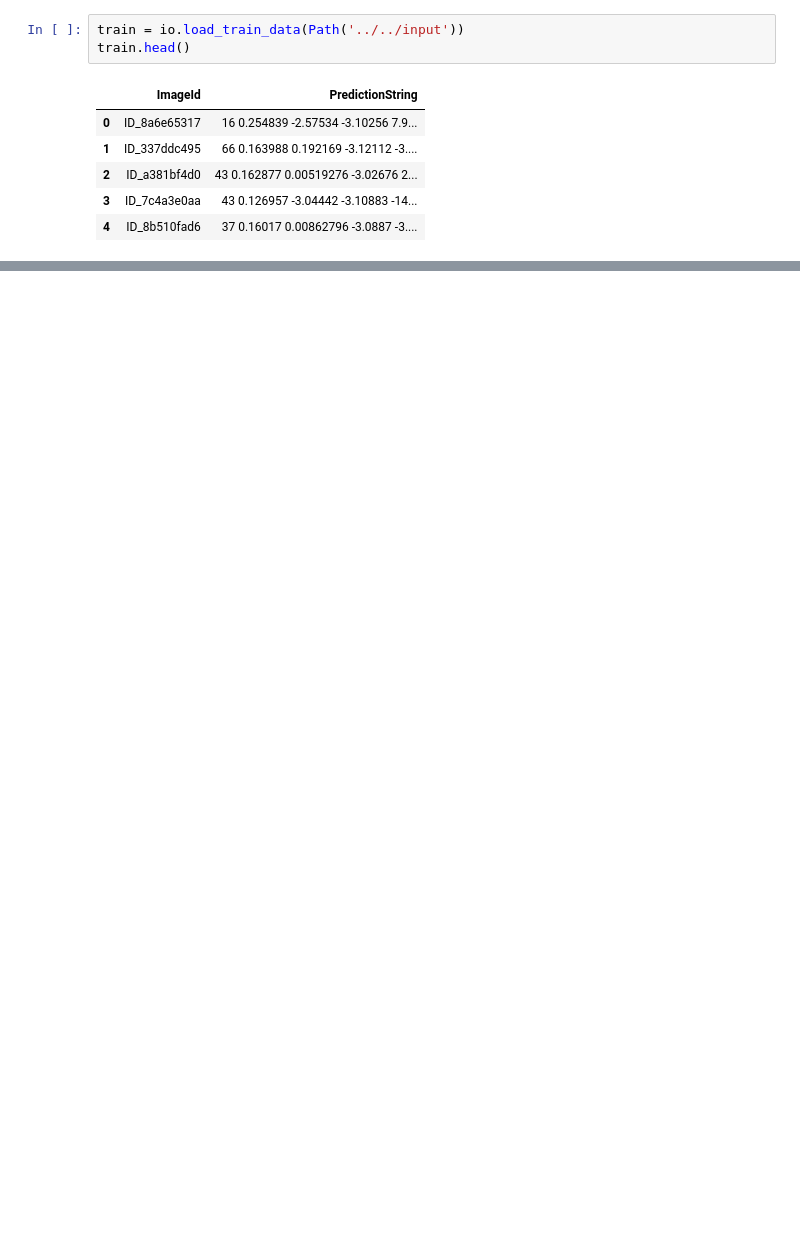
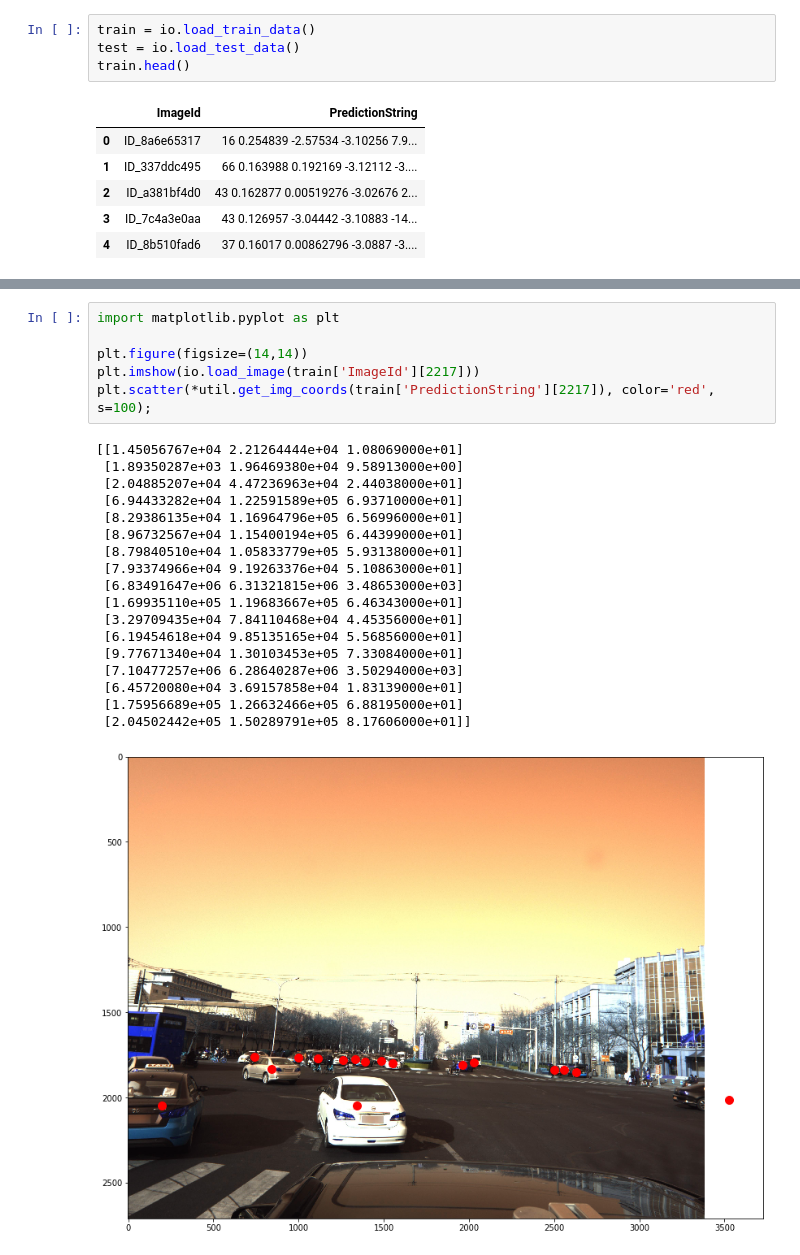
Before and after one commit to ar90n/pku-autonomous-driving, a Jupyter notebook: main.ipynb, the cells around one changed output, grey strips where cells are left out. Saved outputs shown, nothing was run; the diff lists cells and outputs as text; blank space fills up the shorter version.

```diff
--- a/main.ipynb
+++ b/main.ipynb
@@ -4,5 +4,6 @@ from pku_autonomous_driving import io
 # %%
-train = io.load_train_data(Path('../../input'))
+train = io.load_train_data()
+test = io.load_test_data()
 train.head()
 # %% [output]
 |  | ImageId | PredictionString |
@@ -17,0 +26,25 @@ train.head()
+# %%
+import matplotlib.pyplot as plt
+
+plt.figure(figsize=(14,14))
+plt.imshow(io.load_image(train['ImageId'][2217]))
+plt.scatter(*util.get_img_coords(train['PredictionString'][2217]), color='red', s=100);
+# %% [output]
+[[1.45056767e+04 2.21264444e+04 1.08069000e+01]
+ [1.89350287e+03 1.96469380e+04 9.58913000e+00]
+ [2.04885207e+04 4.47236963e+04 2.44038000e+01]
+ [6.94433282e+04 1.22591589e+05 6.93710000e+01]
+ [8.29386135e+04 1.16964796e+05 6.56996000e+01]
+ [8.96732567e+04 1.15400194e+05 6.44399000e+01]
+ [8.79840510e+04 1.05833779e+05 5.93138000e+01]
+ [7.93374966e+04 9.19263376e+04 5.10863000e+01]
+ [6.83491647e+06 6.31321815e+06 3.48653000e+03]
+ [1.69935110e+05 1.19683667e+05 6.46343000e+01]
+ [3.29709435e+04 7.84110468e+04 4.45356000e+01]
+ [6.19454618e+04 9.85135165e+04 5.56856000e+01]
+ [9.77671340e+04 1.30103453e+05 7.33084000e+01]
+ [7.10477257e+06 6.28640287e+06 3.50294000e+03]
+ [6.45720080e+04 3.69157858e+04 1.83139000e+01]
+ [1.75956689e+05 1.26632466e+05 6.88195000e+01]
+ [2.04502442e+05 1.50289791e+05 8.17606000e+01]]
+[figure, added]
```
Also changed, not shown: parts of 12 cells of this notebook, 10 other files.
